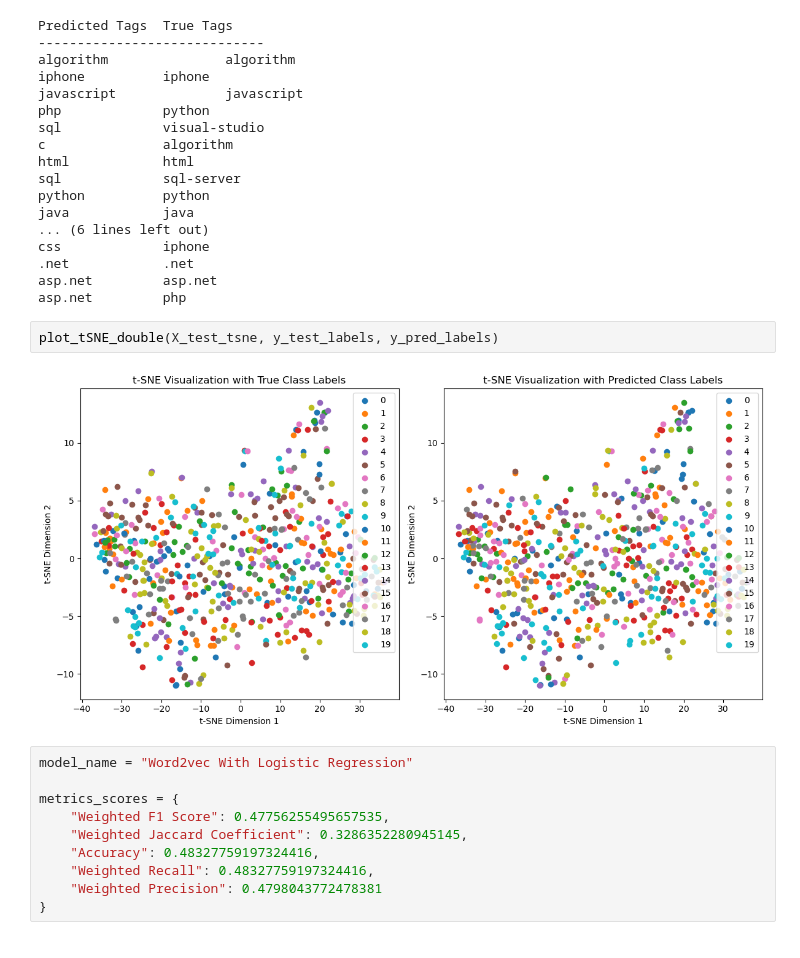
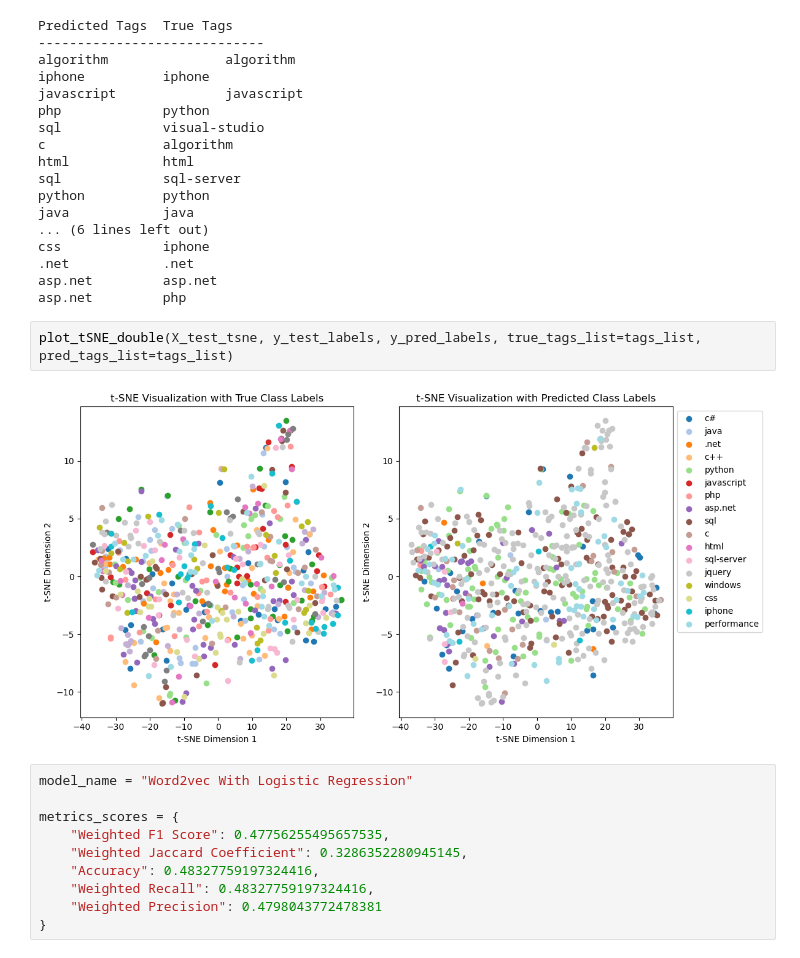
Before and after one commit to theNorthman811/Stack_Overflow_tags_suggestion, a Jupyter notebook: BELGHAZI_SEDDIK_3_code_082023.ipynb, the cells around one changed output. Drawn from its saved outputs; the diff is of its cells as text.

```diff
--- a/BELGHAZI_SEDDIK_3_code_082023.ipynb
+++ b/BELGHAZI_SEDDIK_3_code_082023.ipynb
@@ -1142,10 +1122,10 @@ css             iphone
 .net            .net
 asp.net         asp.net
 asp.net         php
-# %%
-plot_tSNE_double(X_test_tsne, y_test_labels, y_pred_labels)
-# %% [output]
-[figure, removed]
+# %%
+plot_tSNE_double(X_test_tsne, y_test_labels, y_pred_labels, true_tags_list=tags_list, pred_tags_list=tags_list)
+# %% [output]
+[figure, added]
 # %%
 model_name = "Word2vec With Logistic Regression"
 
```
Also changed, not shown: parts of 12 cells of this notebook, 2 other files.
